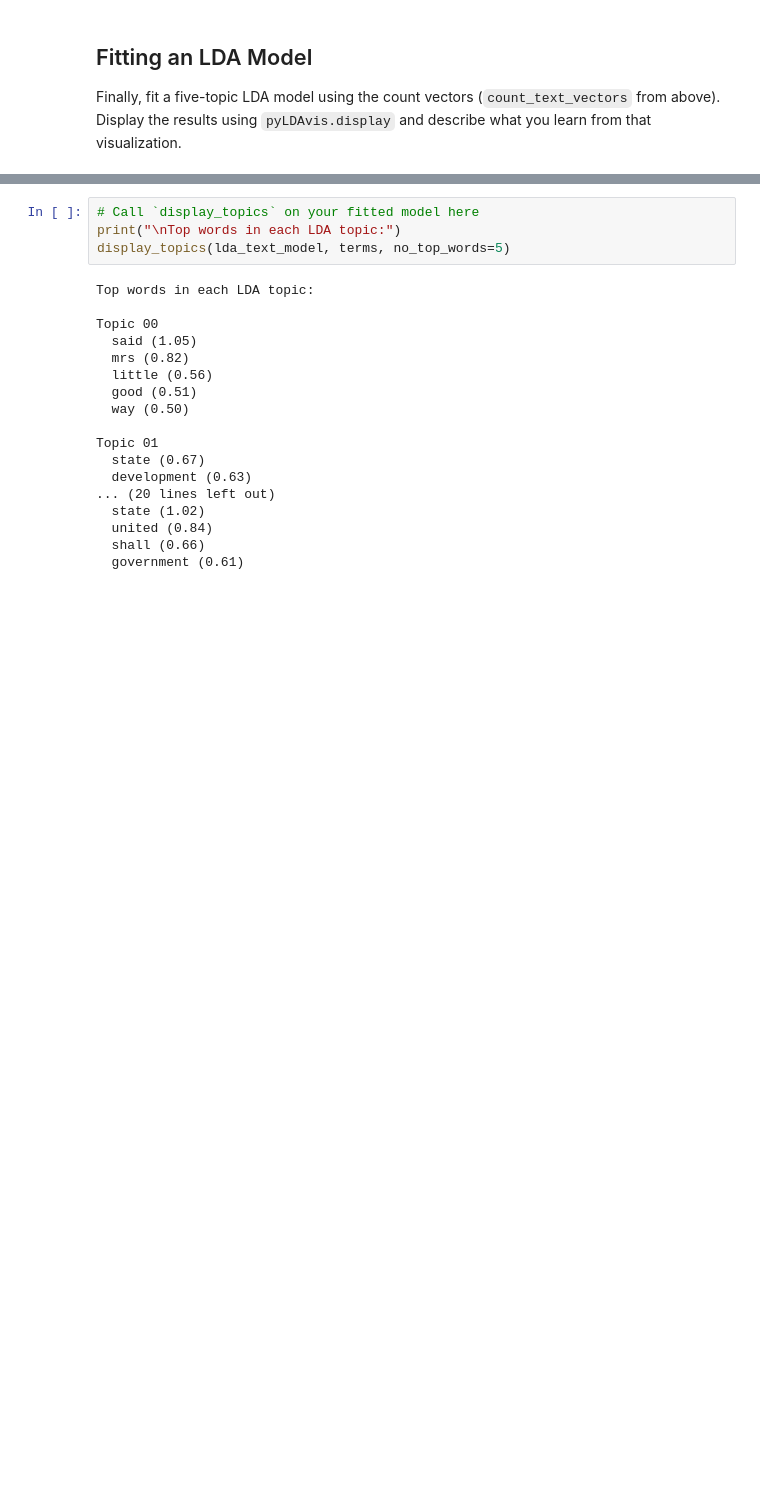
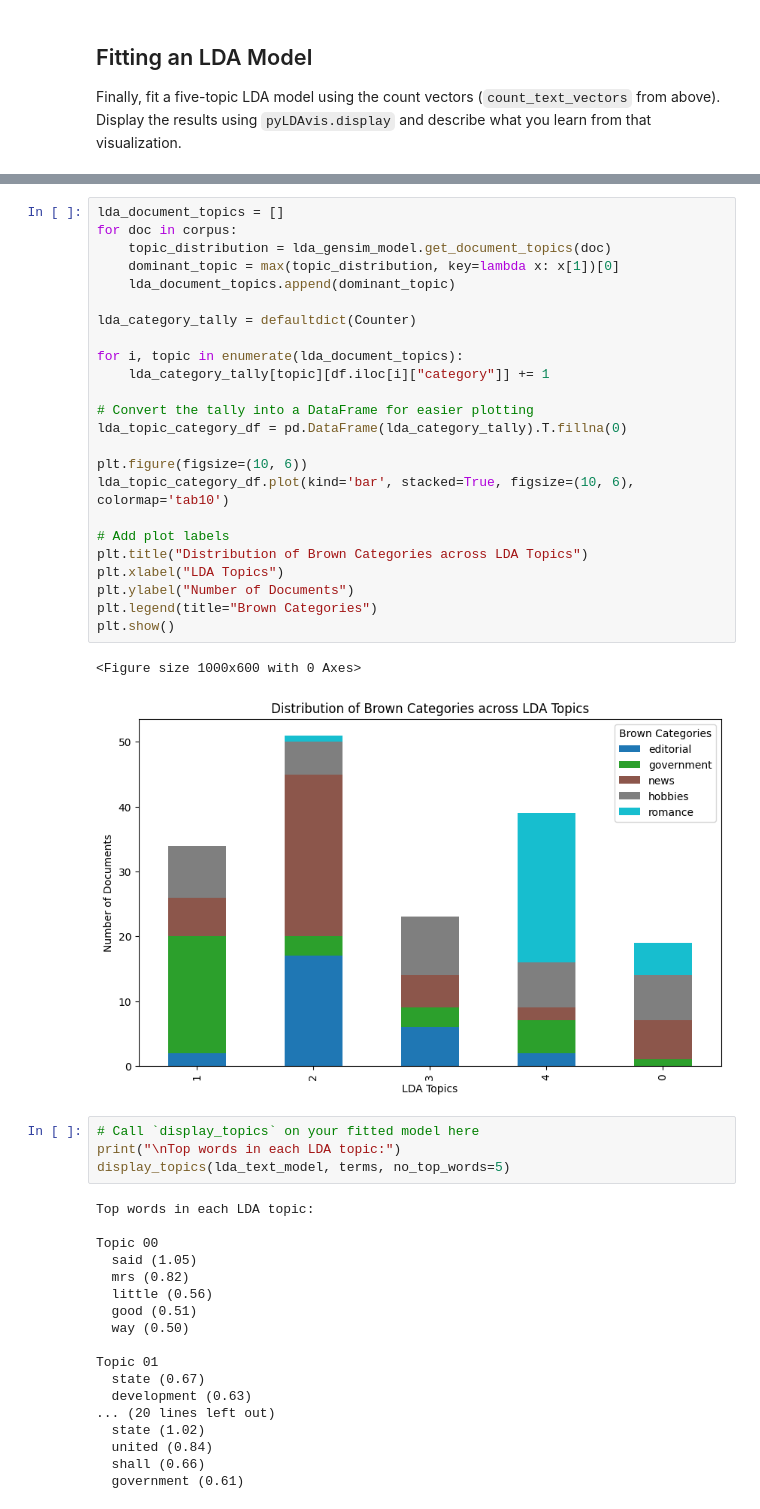
Before and after one commit to nishokn/ADS-509---Module-5, a Jupyter notebook: Topic Modeling.ipynb, the cells around one changed output, grey strips where cells are left out. Drawn from its saved outputs; the diff is of its cells as text; blank space fills up the shorter version.

```diff
--- a/Topic Modeling.ipynb
+++ b/Topic Modeling.ipynb
@@ -320,3 +306,30 @@ pyLDAvis.display(lda_display)
+# %%
+lda_document_topics = []
+for doc in corpus:
+    topic_distribution = lda_gensim_model.get_document_topics(doc)
+    dominant_topic = max(topic_distribution, key=lambda x: x[1])[0]
+    lda_document_topics.append(dominant_topic)
+
+lda_category_tally = defaultdict(Counter)
+
+for i, topic in enumerate(lda_document_topics):
+    lda_category_tally[topic][df.iloc[i]["category"]] += 1
+
+# Convert the tally into a DataFrame for easier plotting
+lda_topic_category_df = pd.DataFrame(lda_category_tally).T.fillna(0)
+
+plt.figure(figsize=(10, 6))
+lda_topic_category_df.plot(kind='bar', stacked=True, figsize=(10, 6), colormap='tab10')
+
+# Add plot labels
+plt.title("Distribution of Brown Categories across LDA Topics")
+plt.xlabel("LDA Topics")
+plt.ylabel("Number of Documents")
+plt.legend(title="Brown Categories")
+plt.show()
+# %% [output]
+<Figure size 1000x600 with 0 Axes>
+[figure, added]
 # %%
 # Call `display_topics` on your fitted model here
 print("\nTop words in each LDA topic:")
```
Also changed, not shown: parts of 9 cells of this notebook.
